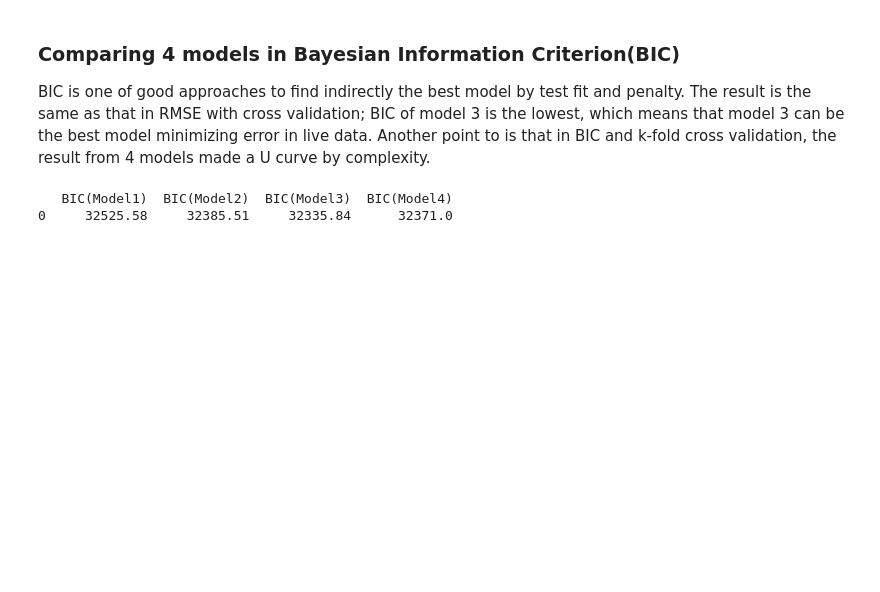
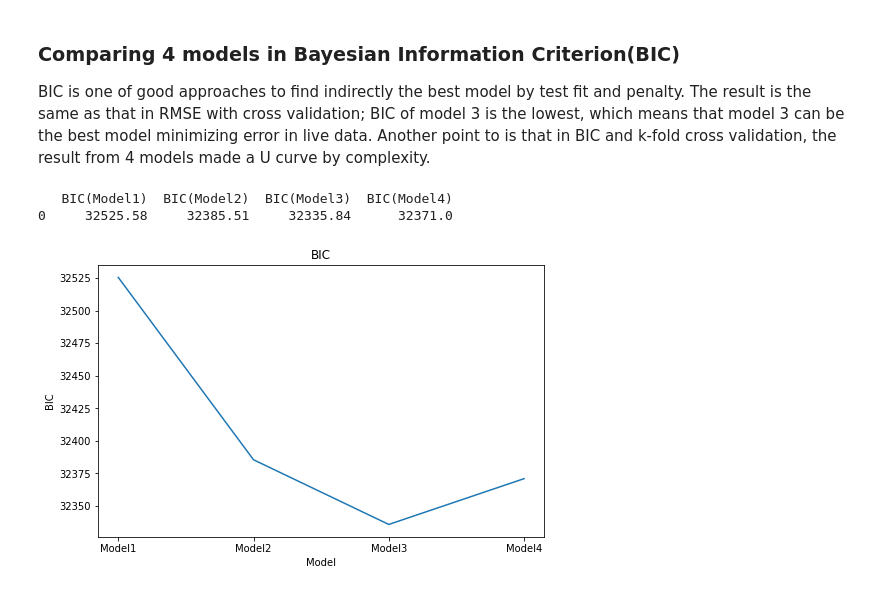
Before and after one commit to Jk33033/Data_Analysis3, a Jupyter notebook: assignment1/assignment1.ipynb, the cells around one changed output. Saved outputs shown, nothing was run; the diff lists cells and outputs as text; code cells hidden in the pictures; blank space fills up the shorter version.

```diff
--- a/assignment1/assignment1.ipynb
+++ b/assignment1/assignment1.ipynb
@@ -183,14 +227,23 @@ reg4 = smf.ols("w ~ age + agesq + grade92 + grade92sq + female + uhours + ownchi
 # %%
 # make a figure of each BIC using all samples in 4 models
 bic_results = pd.DataFrame(columns=['BIC(Model1)', 'BIC(Model2)', 'BIC(Model3)', 'BIC(Model4)'])
 # calculate BIC of 4 models
 bic = [round(x.bic, 2) for x in [reg1,reg2,reg3,reg4]]
 
 # add the result of calculation to the figure
 bic_results.loc[0] = bic
 
 # show result
 print(bic_results)
+
+#plot with pd
+plt.figure(figsize=(8, 5))
+plt.plot(models, bic)
+plt.xlabel('Model')
+plt.ylabel('BIC')
+plt.title('BIC')
+plt.show()
 # %% [output]
    BIC(Model1)  BIC(Model2)  BIC(Model3)  BIC(Model4)
 0     32525.58     32385.51     32335.84      32371.0
+[figure, added]
```
Also changed, not shown: parts of 5 cells of this notebook, 7 other files.
